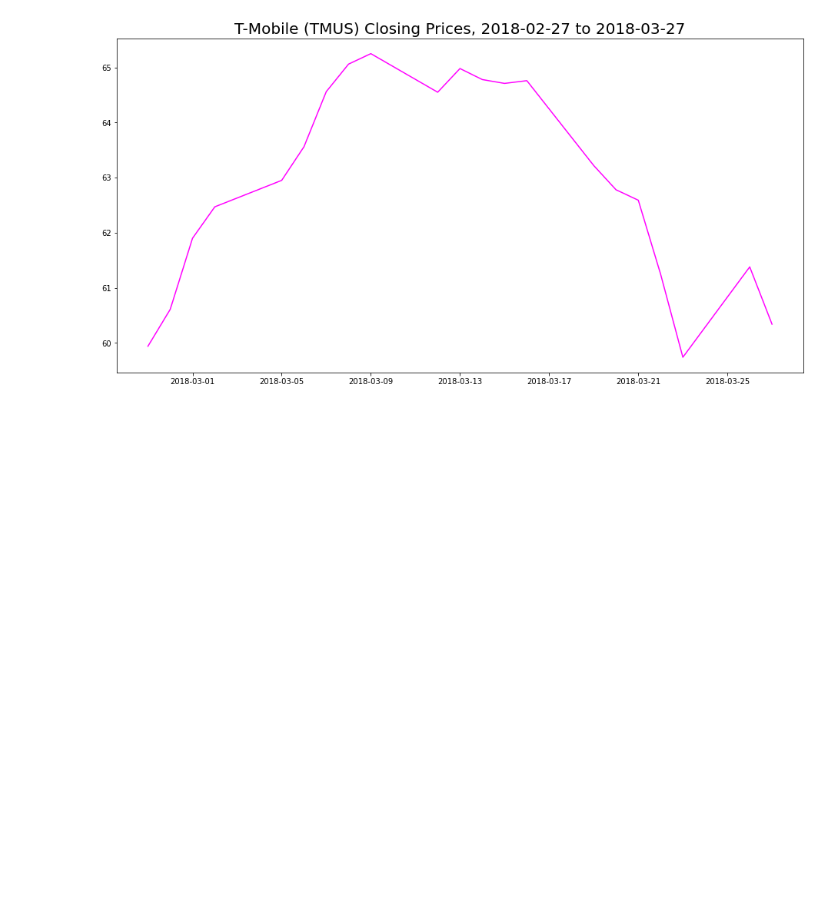
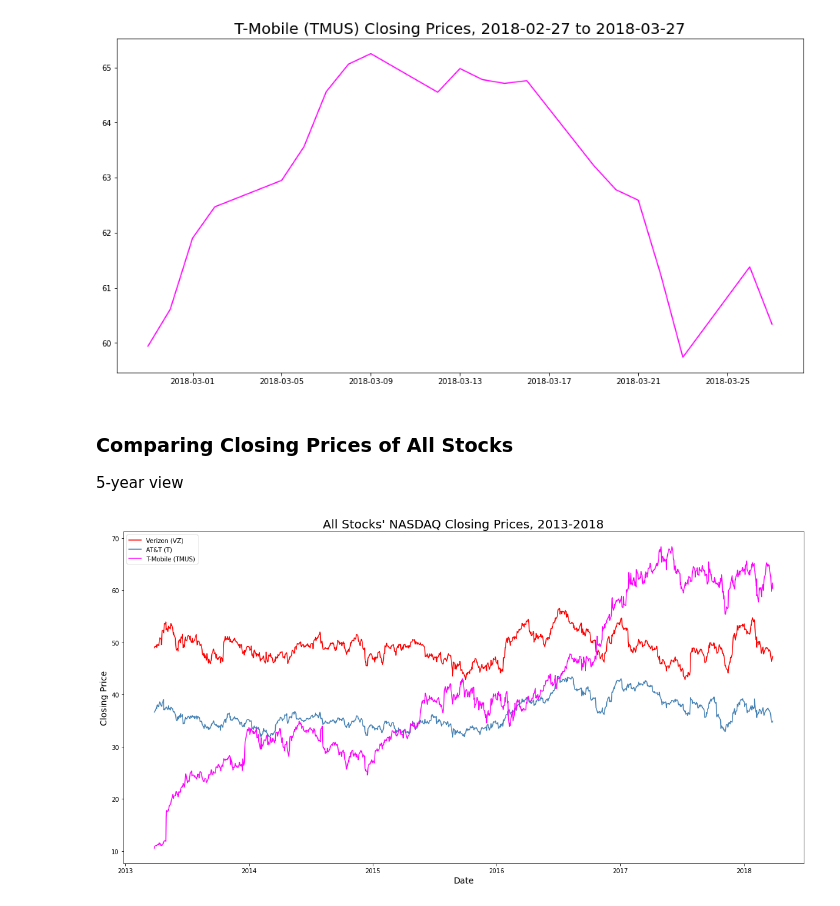
Before and after one commit to knnthchng/StockAnalysis, a Jupyter notebook: StockAnalysis.ipynb, the cells around one changed output. Saved outputs shown, nothing was run; the diff lists cells and outputs as text; code cells hidden in the pictures; blank space fills up the shorter version.

Commit message:
added comparative charts

```diff
--- a/StockAnalysis.ipynb
+++ b/StockAnalysis.ipynb
@@ -347,21 +374,22 @@ Name: Close, dtype: float64
 ### Closing Prices: T-Mobile
 # %%
 # Graph the past 5 years' closing prices
-mask = (TMUS_df["Date"] > '2013-03-26') & (VZ_df["Date"] <= '2018-03-27')
-VZ_df = TMUS_df.loc[mask]
-
-y_5yr = TMUS_df["Close"]
-x_5yr = TMUS_df["Date"]
+y = TMUS_df["Close"]
+x = TMUS_df["Date"]
 
 # initial_close needs to be recalculated
-initial_close = y_5yr.iloc[-1]
+initial_close = y.iloc[-1]
+recent_close = y.iloc[0]
 
 plt.figure(figsize=(24, 8))
 plt.title("T-Mobile (TMUS) Closing Prices, 2013-03-27 to 2018-03-27", fontsize=20)
-plt.plot(x_5yr, y_5yr, color='fuchsia')
+plt.plot(x, y, color='fuchsia')
 plt.savefig("Images/TMUS_closing_5yr.jpg")
 
 print(TMUS_df.describe()["Close"])
+print(f"Initial Closing Price: {initial_close}, ({x.iloc[-1]})")
+print(f"Latest Closing Price: {recent_close}, ({x.iloc[0]})")
+print(f"Total Change in Price: {round(recent_close - initial_close, 2)}")
 # %% [output]
 count    1259.000000
 mean       41.192875
@@ -426,3 +465,25 @@ min      59.740000
 max      65.250000
 Name: Close, dtype: float64
 [figure]
+# %% [markdown]
+### Comparing Closing Prices of All Stocks
+
+5-year view
+# %%
+# Getting all three compared
+VZ = VZ_df["Close"]
+ATT = ATT_df["Close"]
+TMUS = TMUS_df["Close"]
+x = VZ_df["Date"]
+
+plt.figure(figsize=(20, 10))
+plt.plot(x, VZ, color='red', label='Verizon (VZ)')
+plt.plot(x, ATT, color='steelblue', label='AT&T (T)')
+plt.plot(x, TMUS, color='fuchsia', label='T-Mobile (TMUS)')
+plt.title("All Stocks' NASDAQ Closing Prices, 2013-2018", fontsize=20)
+plt.xlabel("Date", fontsize=14)
+plt.ylabel("Closing Price", fontsize=14)
+plt.legend(loc="best")
+plt.savefig("Images/all_closing_5yr.jpg")
+# %% [output]
+[figure, added]
```
Also changed, not shown: parts of 9 cells of this notebook, 2 other files.
